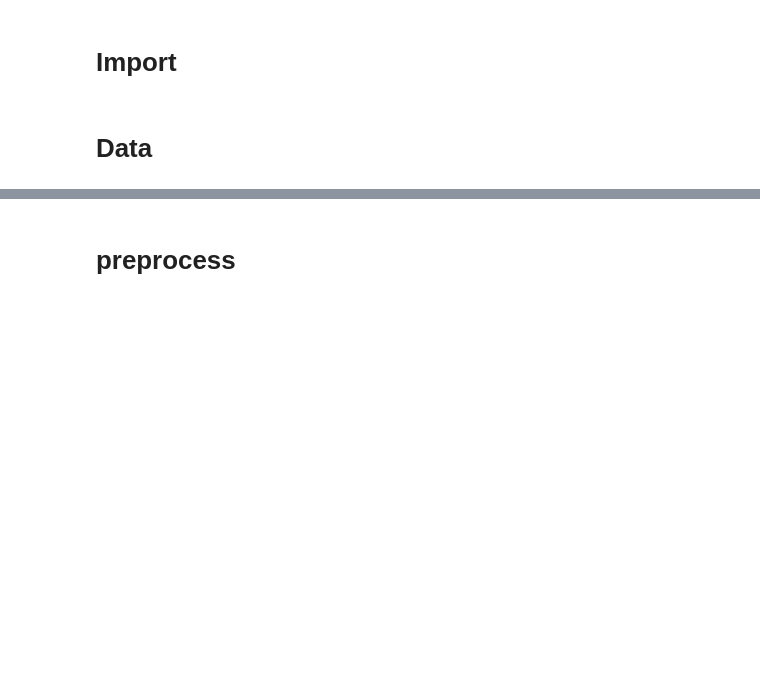
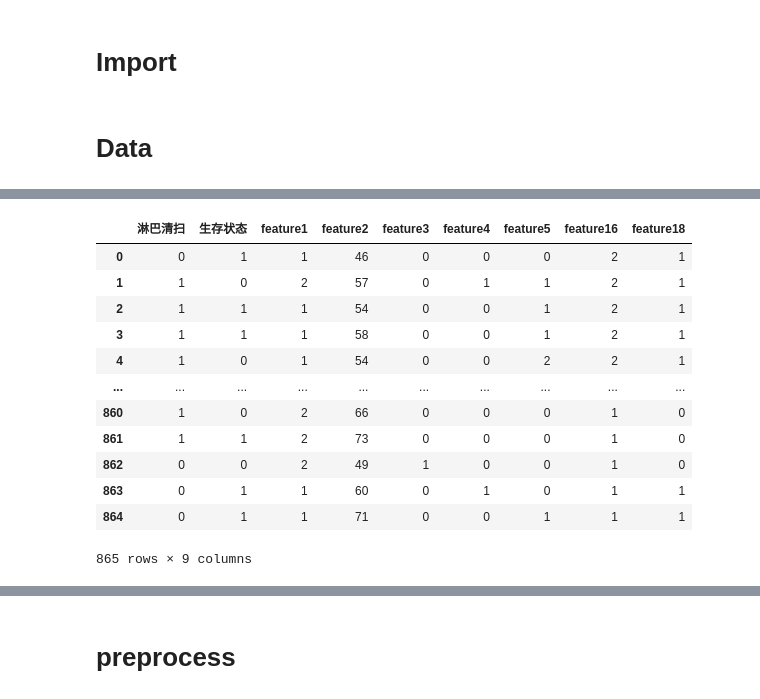
Before and after one commit to Parsonlee/TNM------, a Jupyter notebook: model copy.ipynb, the cells around one changed output, grey strips where cells are left out. Cells and saved outputs as stored; diff of their text form; code cells hidden in the pictures; blank space fills up the shorter version.

```diff
--- a/model copy.ipynb
+++ b/model copy.ipynb
@@ -89,0 +58,16 @@ Index(['总体生存时间', 'feature_2', 'feature_3', 'feature_4', 'feature_5',
+# %%
+df.select_dtypes('int64')
+# %% [output]
+|  | 淋巴清扫 | 生存状态 | feature1 | feature2 | feature3 | feature4 | feature5 | feature16 | feature18 |
+| 0 | 0 | 1 | 1 | 46 | 0 | 0 | 0 | 2 | 1 |
+| 1 | 1 | 0 | 2 | 57 | 0 | 1 | 1 | 2 | 1 |
+| 2 | 1 | 1 | 1 | 54 | 0 | 0 | 1 | 2 | 1 |
+| 3 | 1 | 1 | 1 | 58 | 0 | 0 | 1 | 2 | 1 |
+| 4 | 1 | 0 | 1 | 54 | 0 | 0 | 2 | 2 | 1 |
+| ... | ... | ... | ... | ... | ... | ... | ... | ... | ... |
+| 860 | 1 | 0 | 2 | 66 | 0 | 0 | 0 | 1 | 0 |
+| 861 | 1 | 1 | 2 | 73 | 0 | 0 | 0 | 1 | 0 |
+| 862 | 0 | 0 | 2 | 49 | 1 | 0 | 0 | 1 | 0 |
+| 863 | 0 | 1 | 1 | 60 | 0 | 1 | 0 | 1 | 1 |
+| 864 | 0 | 1 | 1 | 71 | 0 | 0 | 1 | 1 | 1 |
+865 rows × 9 columns
```
Also changed, not shown: parts of 14 cells of this notebook, 3 other files.
